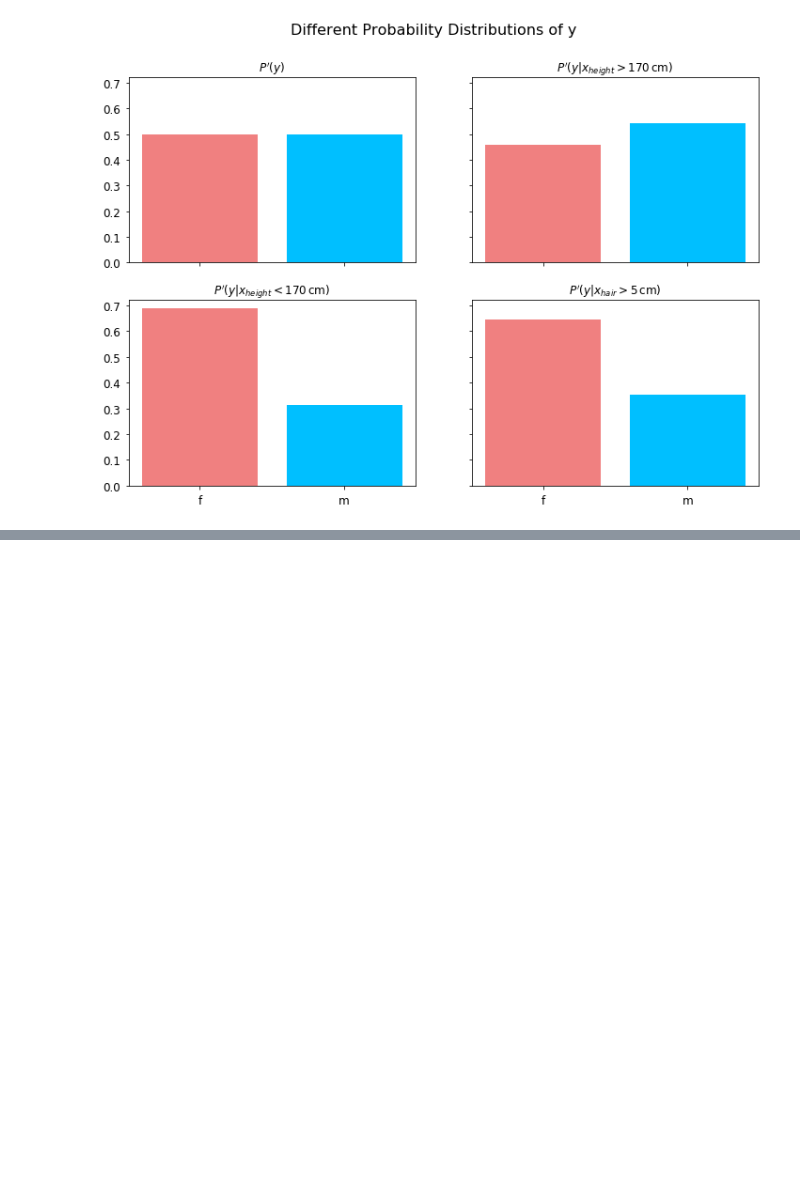
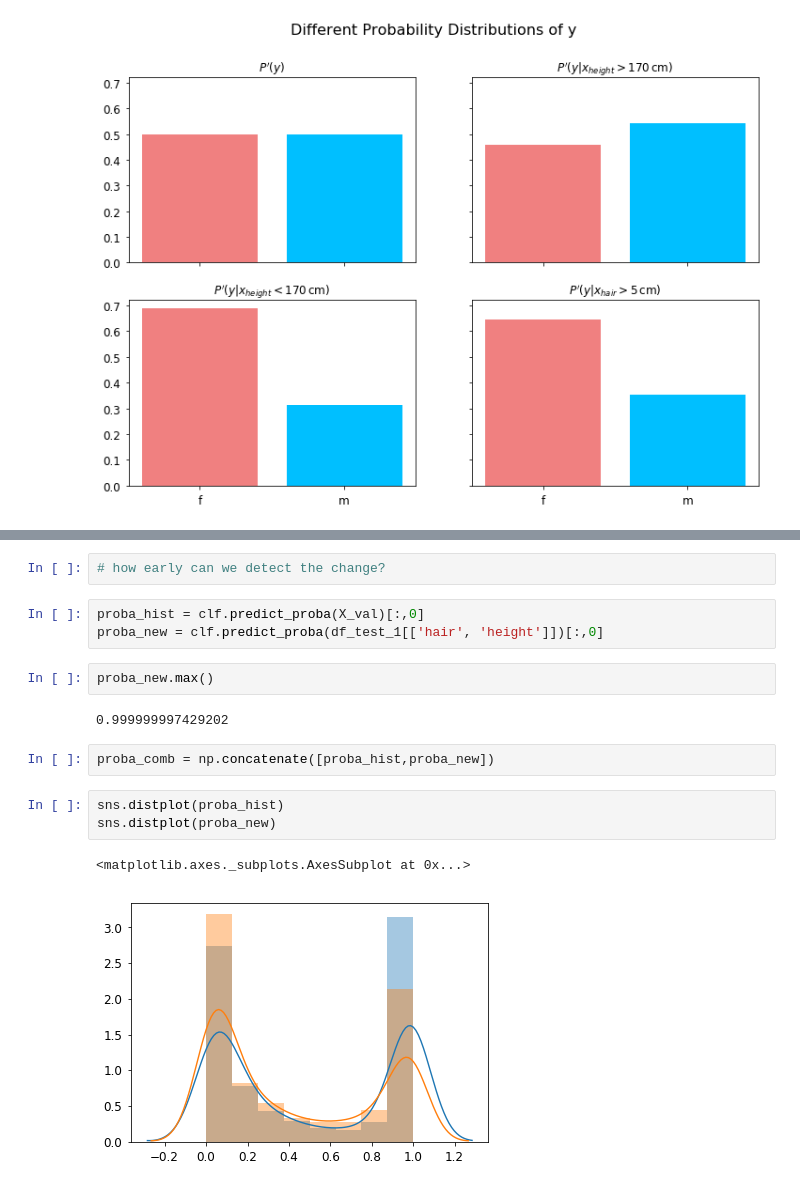
Before and after one commit to Jodahr/learning, a Jupyter notebook: logging/male_or_female.ipynb, the cells around one changed output, grey strips where cells are left out. Saved outputs shown, nothing was run; the diff lists cells and outputs as text; blank space fills up the shorter version.

```diff
--- a/logging/male_or_female.ipynb
+++ b/logging/male_or_female.ipynb
@@ -239,0 +287,17 @@ fig.savefig('cond_pprimey.pdf', bbox_inches='tight')
+# %%
+# how early can we detect the change?
+# %%
+proba_hist = clf.predict_proba(X_val)[:,0]
+proba_new = clf.predict_proba(df_test_1[['hair', 'height']])[:,0]
+# %%
+proba_new.max()
+# %% [output]
+0.999999997429202
+# %%
+proba_comb = np.concatenate([proba_hist,proba_new])
+# %%
+sns.distplot(proba_hist)
+sns.distplot(proba_new)
+# %% [output]
+<matplotlib.axes._subplots.AxesSubplot at 0x...>
+[figure, added]
```
Also changed, not shown: parts of 35 cells of this notebook.
